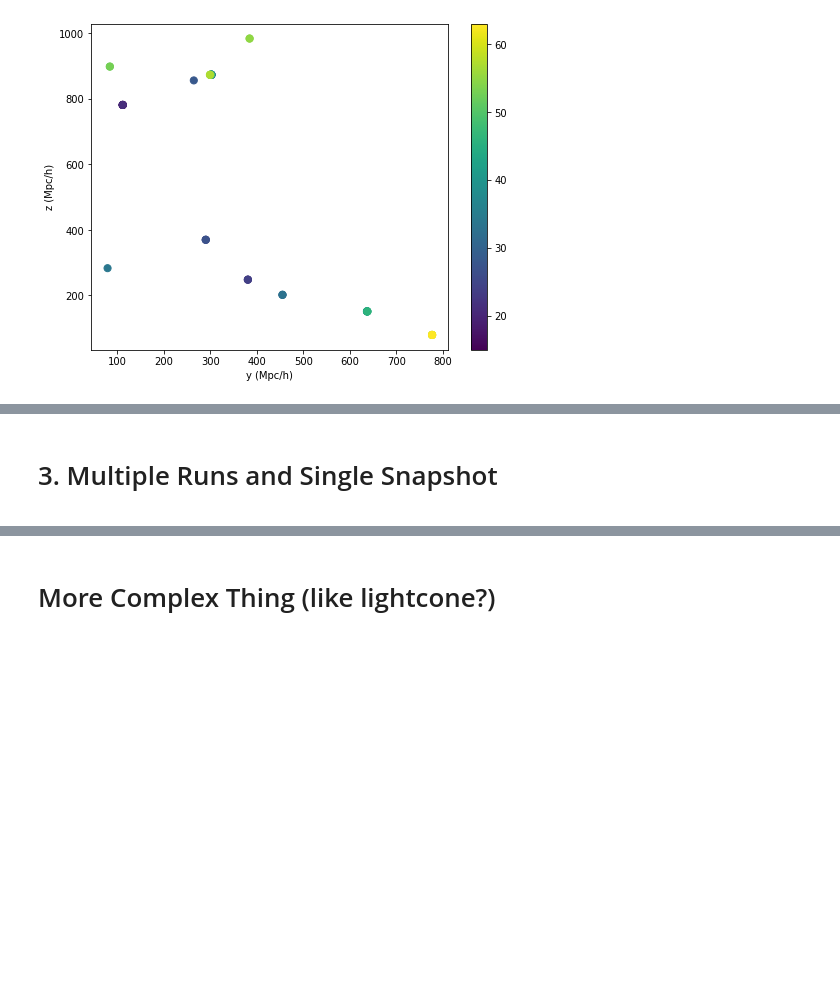
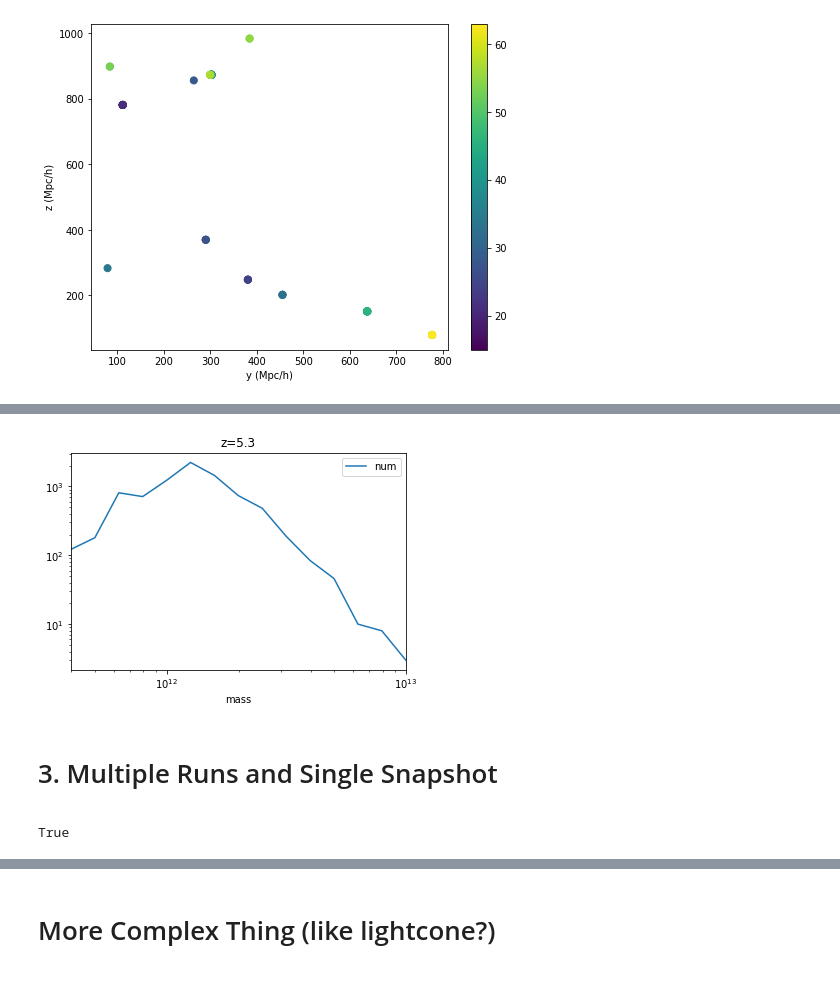
Before and after one commit to bfalck/indra-tools, a Jupyter notebook: database_examples.ipynb, the cells around one changed output, grey strips where cells are left out. Saved outputs shown, nothing was run; the diff lists cells and outputs as text; code cells hidden in the pictures; blank space fills up the shorter version.

```diff
--- a/database_examples.ipynb
+++ b/database_examples.ipynb
@@ -226,3 +230,8 @@ sql = f"""select snapnum,power(10.00,.1*floor(log10(m_crit200)/.1)) as m, count(
+# %%
+sn = 20
+df[df['snapnum']==sn].plot(x='mass',y='num',logx=True,logy=True,title=f"z={snaps['redshift'][snaps['snapnum']==sn].values[0]:.2}");
+# %% [output]
+[figure, added]
 # %% [markdown]
 # 3. Multiple Runs and Single Snapshot
 <a id="key3"></a>
@@ -233,0 +279,5 @@ sql = f"""select snapnum,power(10.00,.1*floor(log10(m_crit200)/.1)) as m, count(
+# %%
+mbins = df['mass'].values
+len(df) == nbins
+# %% [output]
+True
```
Also changed, not shown: parts of 30 cells of this notebook.
